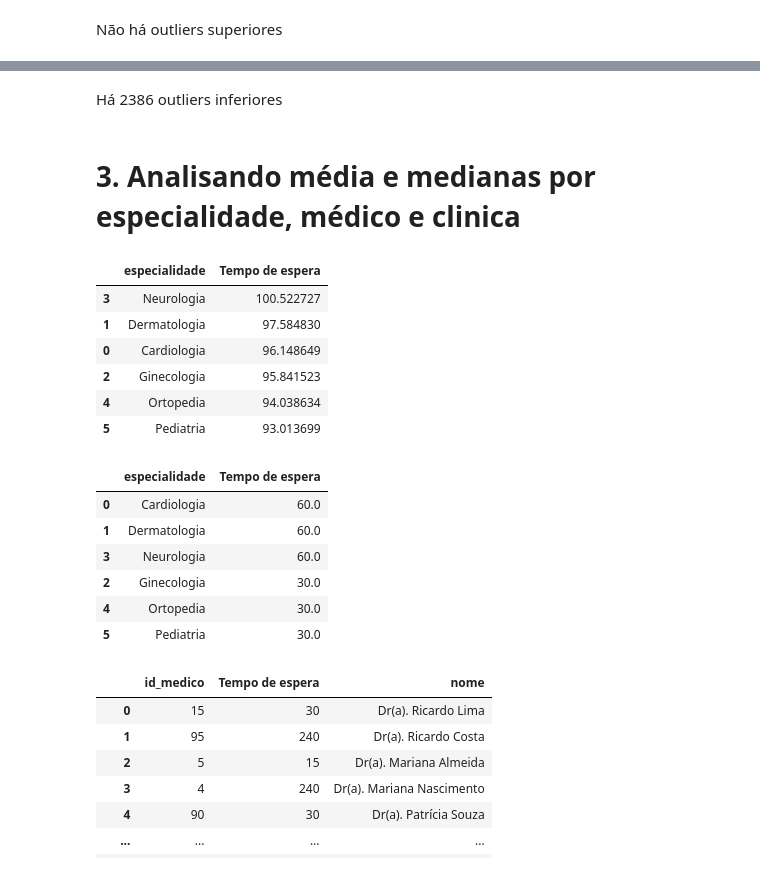
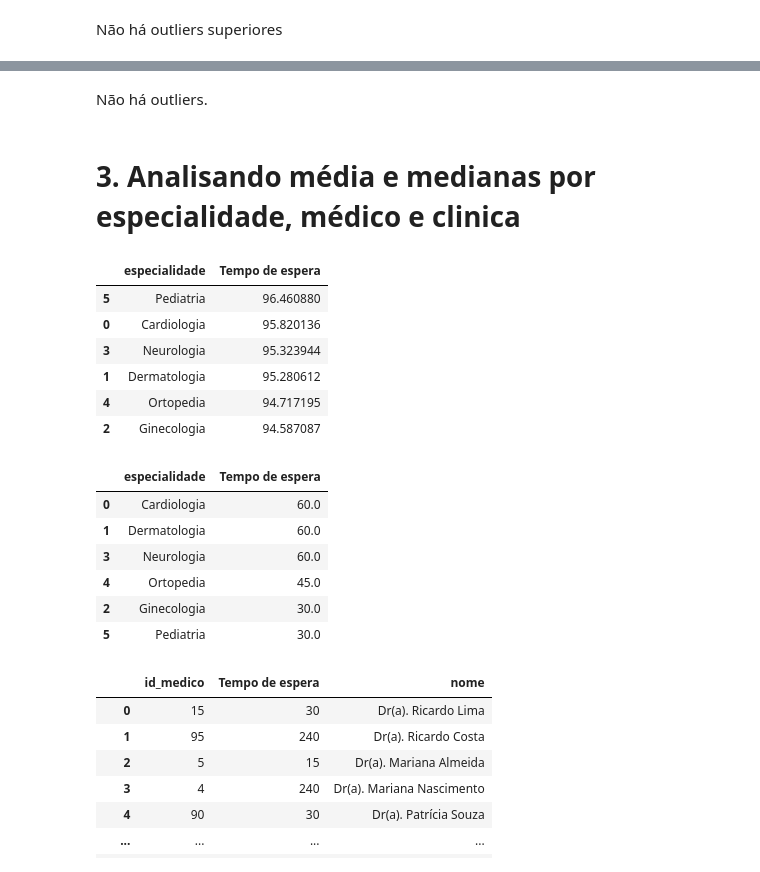
Before and after one commit to renanrib12/senac, a Jupyter notebook: Clinica.ipynb, the cells around one changed output, grey strips where cells are left out. Cells and saved outputs as stored; diff of their text form; code cells hidden in the pictures.

```diff
--- a/Clinica.ipynb
+++ b/Clinica.ipynb
@@ -248,29 +243,29 @@ OutlierInferior
 # %% [markdown]
-Há 2386 outliers inferiores
+Não há outliers.
 # %% [markdown]
 # 3. Analisando média e medianas por especialidade, médico e clinica
 # %%
 # Analisando por especialidade
-MediaEspecialidade = dfConsultas.groupby('especialidade')['Tempo de espera'].mean().reset_index().sort_values(by='Tempo de espera', ascending=False)
+MediaEspecialidade = dfConsultasRealizadas.groupby('especialidade')['Tempo de espera'].mean().reset_index().sort_values(by='Tempo de espera', ascending=False)
 MediaEspecialidade
 # %% [output]
 |  | especialidade | Tempo de espera |
-| 3 | Neurologia | 100.522727 |
-| 1 | Dermatologia | 97.584830 |
-| 0 | Cardiologia | 96.148649 |
-| 2 | Ginecologia | 95.841523 |
-| 4 | Ortopedia | 94.038634 |
-| 5 | Pediatria | 93.013699 |
+| 5 | Pediatria | 96.460880 |
+| 0 | Cardiologia | 95.820136 |
+| 3 | Neurologia | 95.323944 |
+| 1 | Dermatologia | 95.280612 |
+| 4 | Ortopedia | 94.717195 |
+| 2 | Ginecologia | 94.587087 |
 # %%
-MedianaEspecialidade = dfConsultas.groupby('especialidade')['Tempo de espera'].median().reset_index().sort_values(by='Tempo de espera', ascending=False)
+MedianaEspecialidade = dfConsultasRealizadas.groupby('especialidade')['Tempo de espera'].median().reset_index().sort_values(by='Tempo de espera', ascending=False)
 MedianaEspecialidade
 # %% [output]
 |  | especialidade | Tempo de espera |
 | 0 | Cardiologia | 60.0 |
 | 1 | Dermatologia | 60.0 |
 | 3 | Neurologia | 60.0 |
+| 4 | Ortopedia | 45.0 |
 | 2 | Ginecologia | 30.0 |
-| 4 | Ortopedia | 30.0 |
 | 5 | Pediatria | 30.0 |
 # %%
 AtendimentoMedico= pd.merge(dfConsultasRealizadas[['id_medico','Tempo de espera']], dfMedicos[['id_medico','nome']], on = 'id_medico', how='inner')
```
Also changed, not shown: parts of 8 cells of this notebook.
